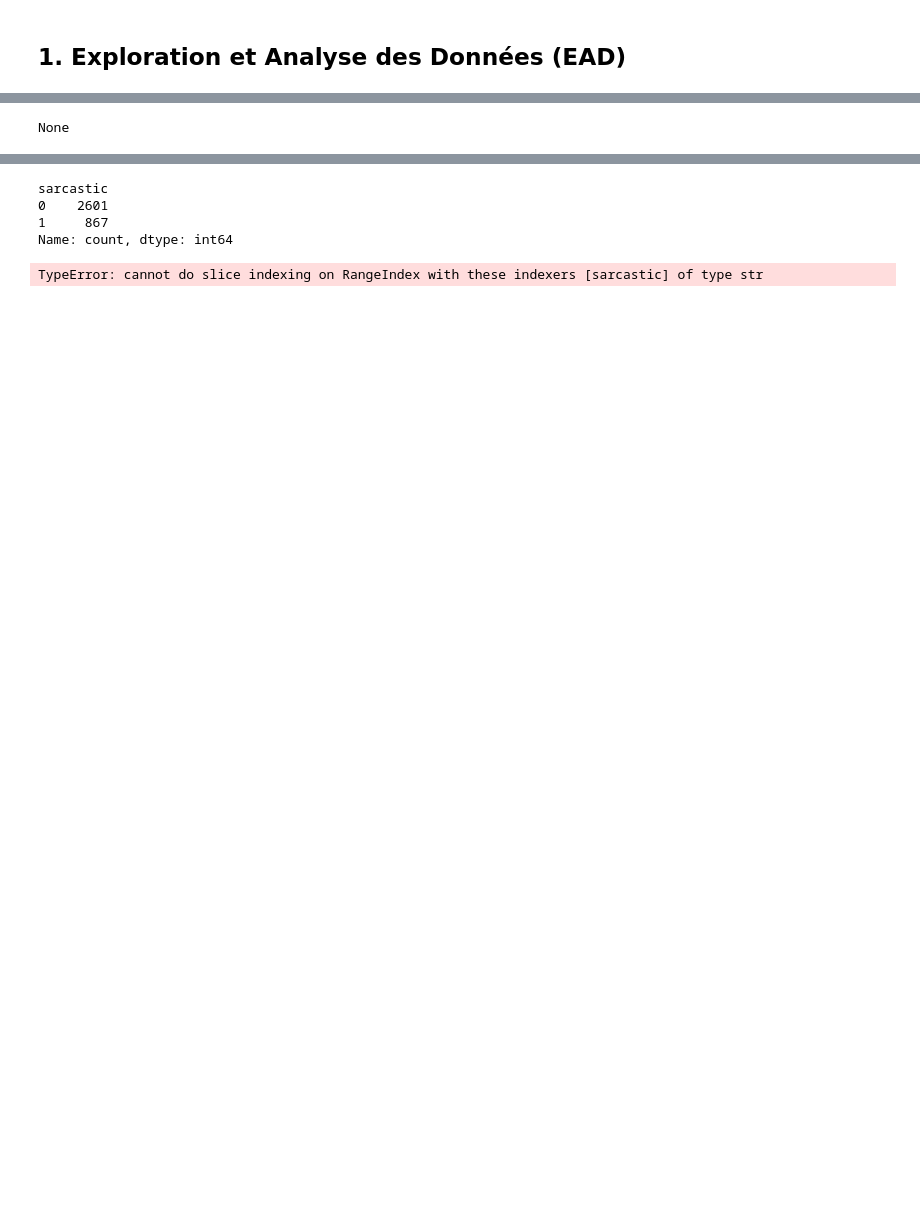
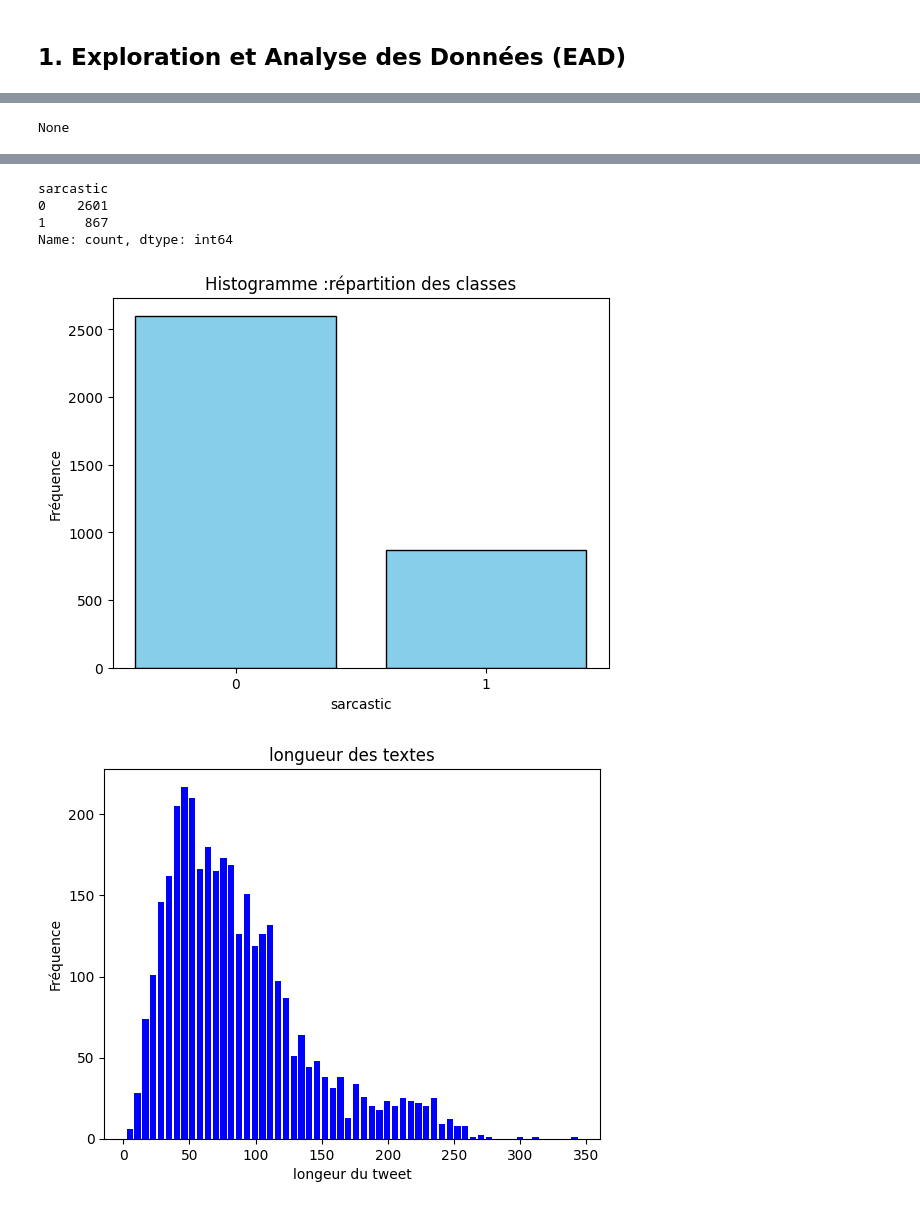
Before and after one commit to azizguesmi/Projet-Ml, a Jupyter notebook: PR.ipynb, the cells around one changed output, grey strips where cells are left out. Cells and saved outputs as stored; diff of their text form; code cells hidden in the pictures; blank space fills up the shorter version.

```diff
--- a/PR.ipynb
+++ b/PR.ipynb
@@ -4,14 +4,38 @@
 import pandas as pd
 import seaborn as sns
 import matplotlib.pyplot as plt
+import re
+import numpy as np
+from wordcloud import WordCloud
+
 
 df = pd.read_csv("train.En.csv") #chargement du fichier : train.En.csv
 #analys
 display(df.info())
 display(df.head())
 display(df.describe())
+
 #verification du distribution des classes
 display(df["sarcastic"].value_counts())
+
+#Mesure la longueur des textes
+df["num_words"] = df["tweet"].str.split().str.len()
+df["len_tweet"] = df["tweet"].str.replace(" ","").str.len()
+
+#visualisation des donnéés
+
+plt.hist(df["sarcastic"], bins=[-0.5, 0.5, 1.5], color='skyblue', edgecolor='black', rwidth=0.8)
+plt.xticks([0,1])  # pour afficher seulement 0 et 1 sur l'axe x
+plt.title("Histogramme :répartition des classes")
+plt.xlabel("sarcastic")
+plt.ylabel("Fréquence")
+plt.show()
+
+plt.hist(df["len_tweet"], bins=int(np.sqrt(len(df["len_tweet"]))), color='blue', rwidth=0.8 )
+plt.title("longueur des textes")
+plt.xlabel("longeur du tweet")
+plt.ylabel("Fréquence")
+plt.show()
 # %% [output]
 <class 'pandas.core.frame.DataFrame'>
 RangeIndex: 3468 entries, 0 to 3467
@@ -23,31 +47,32 @@ Data columns (total 10 columns):
  2   sarcastic            3468 non-null   int64
  3   rephrase             867 non-null    object
  4   sarcasm              867 non-null    float64
  5   irony                867 non-null    float64
  6   satire               867 non-null    float64
  7   understatement       867 non-null    float64
  8   overstatement        867 non-null    float64
  9   rhetorical_question  867 non-null    float64
 dtypes: float64(6), int64(2), object(2)
 memory usage: 271.1+ KB
 None
 |  | Unnamed: 0 | tweet | sarcastic | rephrase | sarcasm | irony | satire | understatement | overstatement | ... |
 | 0 | 0 | The only thing I got from college... | 1 | College is really difficult, expe... | 0.0 | 1.0 | 0.0 | 0.0 | 0.0 | ... |
 | 1 | 1 | I love it when professors draw a ... | 1 | I do not like when professors don... | 1.0 | 0.0 | 0.0 | 0.0 | 0.0 | ... |
 | 2 | 2 | Remember the hundred emails from ... | 1 | I, at the bare minimum, wish comp... | 0.0 | 1.0 | 0.0 | 0.0 | 0.0 | ... |
 | 3 | 3 | Today my pop-pop told me I was no... | 1 | Today my pop-pop told me I was no... | 1.0 | 0.0 | 0.0 | 0.0 | 0.0 | ... |
 | 4 | 4 | @VolphanCarol @littlewhitty @myst... | 1 | I would say Ted Cruz is an asshol... | 1.0 | 0.0 | 0.0 | 0.0 | 0.0 | ... |
 |  | Unnamed: 0 | sarcastic | sarcasm | irony | satire | understatement | overstatement | rhetorical_question |
 | count | 3468.000000 | 3468.000000 | 867.000000 | 867.000000 | 867.000000 | 867.000000 | 867.000000 | 867.000000 |
 | mean | 1733.500000 | 0.250000 | 0.822376 | 0.178777 | 0.028835 | 0.011534 | 0.046136 | 0.116494 |
 | std | 1001.269694 | 0.433075 | 0.382417 | 0.383387 | 0.167439 | 0.106837 | 0.209901 | 0.321001 |
 | min | 0.000000 | 0.000000 | 0.000000 | 0.000000 | 0.000000 | 0.000000 | 0.000000 | 0.000000 |
 | 25% | 866.750000 | 0.000000 | 1.000000 | 0.000000 | 0.000000 | 0.000000 | 0.000000 | 0.000000 |
 | 50% | 1733.500000 | 0.000000 | 1.000000 | 0.000000 | 0.000000 | 0.000000 | 0.000000 | 0.000000 |
 | 75% | 2600.250000 | 0.250000 | 1.000000 | 0.000000 | 0.000000 | 0.000000 | 0.000000 | 0.000000 |
 | max | 3467.000000 | 1.000000 | 1.000000 | 1.000000 | 1.000000 | 1.000000 | 1.000000 | 1.000000 |
 sarcastic
 0    2601
 1     867
 Name: count, dtype: int64
-TypeError: cannot do slice indexing on RangeIndex with these indexers [sarcastic] of type str
+[figure, added]
+[figure, added]
```
Also changed, not shown: parts of 2 cells of this notebook.
